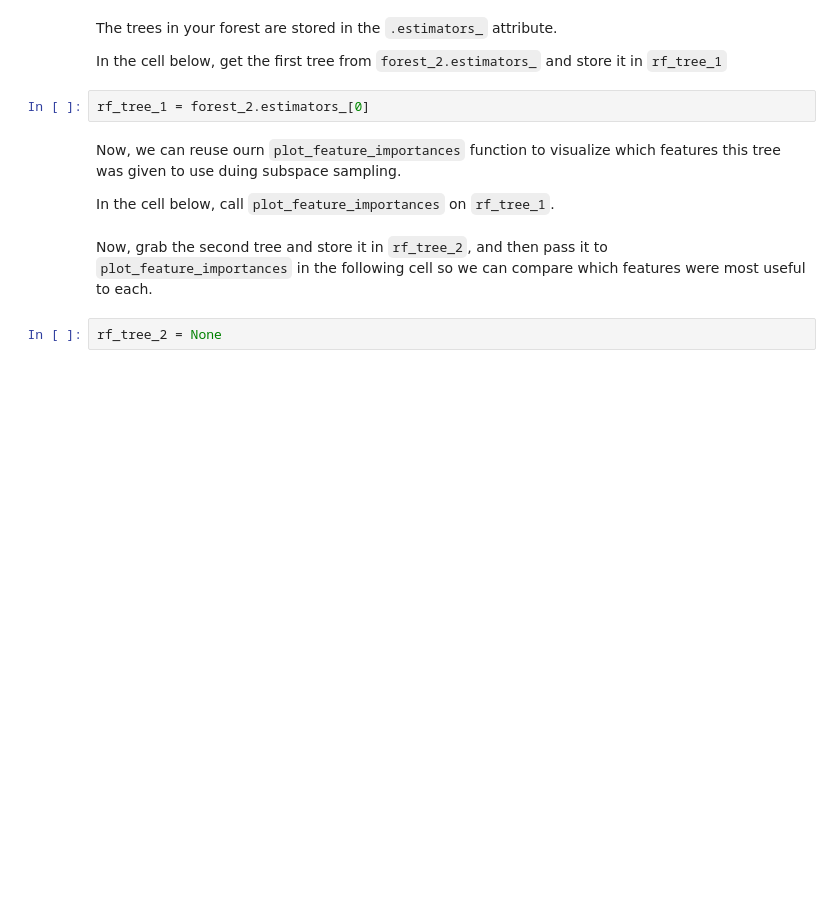
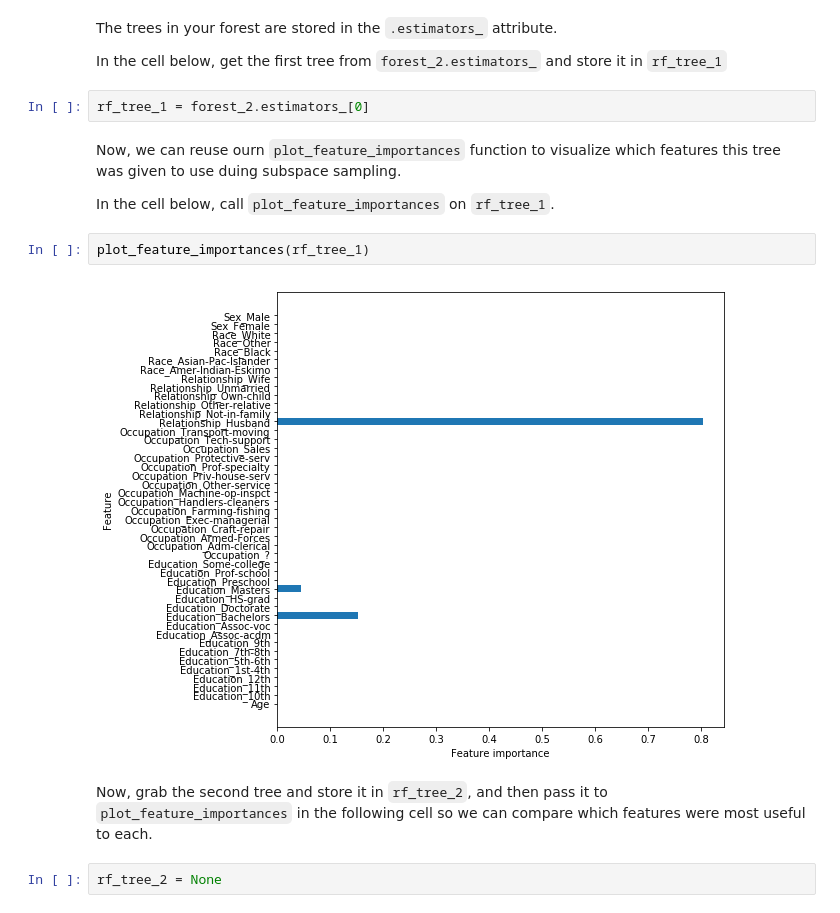
Before and after one commit to zaborowm/dsc-tree-ensembles-random-forests-lab-nyc-ds-career-042219, a Jupyter notebook: index.ipynb, the cells around one changed output. Cells and saved outputs as stored; diff of their text form; blank space fills up the shorter version.

```diff
--- a/index.ipynb
+++ b/index.ipynb
@@ -284,6 +284,10 @@ rf_tree_1 = forest_2.estimators_[0]
 Now, we can reuse ourn `plot_feature_importances` function to visualize which features this tree was given to use duing subspace sampling.
 
 In the cell below, call `plot_feature_importances` on `rf_tree_1`.
+# %%
+plot_feature_importances(rf_tree_1)
+# %% [output]
+[figure, added]
 # %% [markdown]
 Now, grab the second tree and store it in `rf_tree_2`, and then pass it to `plot_feature_importances` in the following cell so we can compare which features were most useful to each.
 # %%
```
